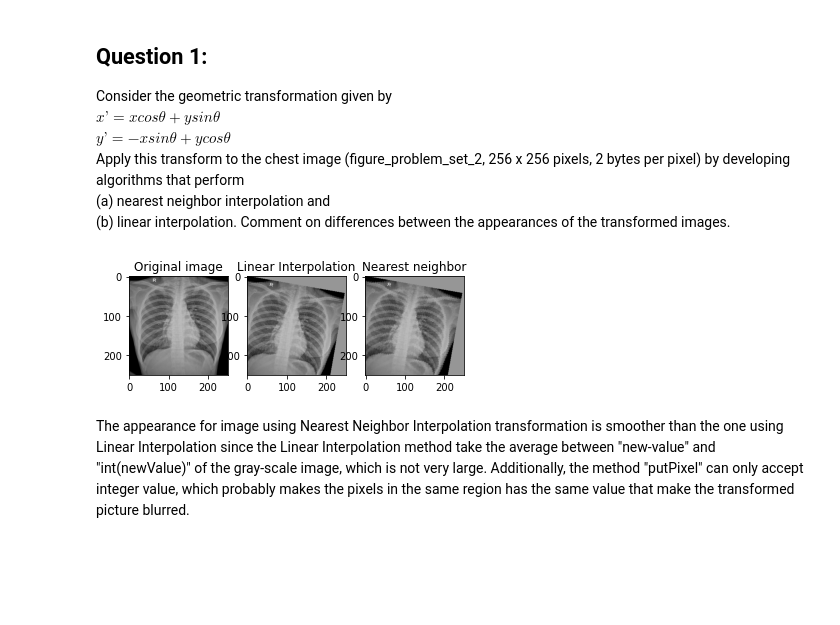
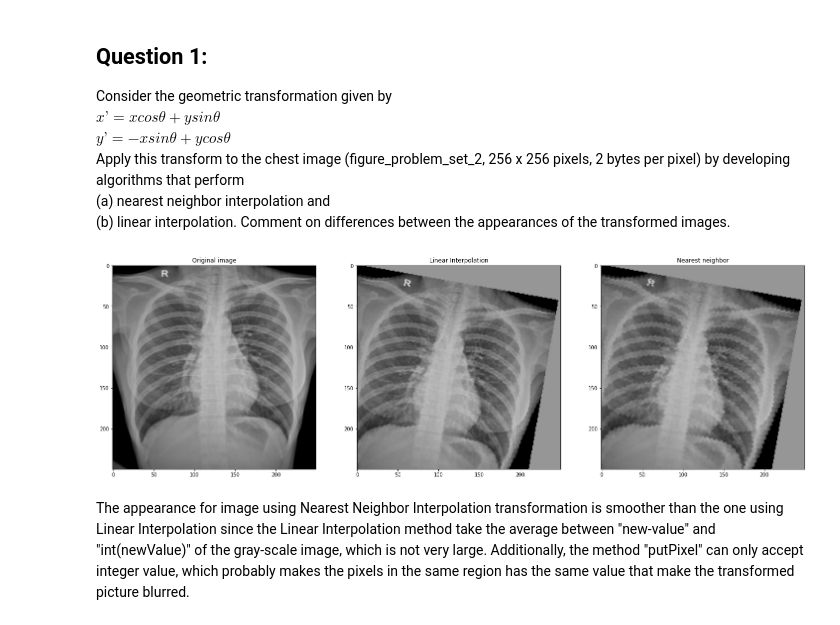
Before and after one commit to pambao1211/vgu-image-processing, a Jupyter notebook: Problem_Set_2.ipynb, the cells around one changed output. Drawn from its saved outputs; the diff is of its cells as text; code cells hidden in the pictures; blank space fills up the shorter version.

```diff
--- a/Problem_Set_2.ipynb
+++ b/Problem_Set_2.ipynb
@@ -33,44 +33,42 @@ def solution2_1():
             newX = x * math.cos(angle) + y * math.sin(angle)
             newY = -x * math.sin(angle) + y * math.cos(angle)
 
             roundX = int(newX)
             roundY = int(newY)
 
             # Construct nearest neighbor interpolation image
             if 0 <= roundX < size[0] and 0 <= roundY < size[1]:
                 linear.putpixel((x, y), image.getpixel((roundX, roundY)))
 
             # Construct linear interpolation image
             l = int(newX)
             k = int(newY)
             a = newX - l
             b = newY - k
 
             if 0 <= l < size[0] - 1 and 0 <= k < size[1] - 1:
                 val = (a * b * image.getpixel((l, k))
                        + (1 - a) * b * image.getpixel((l + 1, k))
                        + (1 - b) * a * image.getpixel((l, k + 1))
                        + (1 - a) * (1 - b) * image.getpixel((l + 1, k + 1)))
 
                 nearestNeighbor.putpixel((x, y), int(val))
 
-    plt.subplot(1,3,1)
-    plt.title('Original image')
-    plt.imshow(image, cmap='gray', vmin = 0, vmax = 255)
+    fig, axs = plt.subplots(1, 3 ,figsize=(25, 10))
 
-    plt.subplot(1,3,2)
-    plt.title('Linear Interpolation')
-    plt.imshow(linear, cmap='gray', vmin = 0, vmax = 255)
+    axs[0].set_title('Original image')
+    axs[0].imshow(image, cmap='gray', vmin = 0, vmax = 255)
 
-    plt.subplot(1,3,3)
-    plt.title('Nearest neighbor')
-    plt.imshow(nearestNeighbor, cmap='gray', vmin = 0, vmax = 255)
+    axs[1].set_title('Linear Interpolation')
+    axs[1].imshow(linear, cmap='gray', vmin = 0, vmax = 255)
 
-    plt.show()
+    axs[2].set_title('Nearest neighbor')
+    axs[2].imshow(nearestNeighbor, cmap='gray', vmin = 0, vmax = 255)
+
 
 solution2_1()
 # %% [output]
-[figure, old version]
+[figure, new version]
 # %% [markdown]
 The appearance for image using Nearest Neighbor Interpolation transformation is smoother
 than the one using Linear Interpolation since the Linear Interpolation method take the
```
Also changed, not shown: parts of 1 cell of this notebook.
